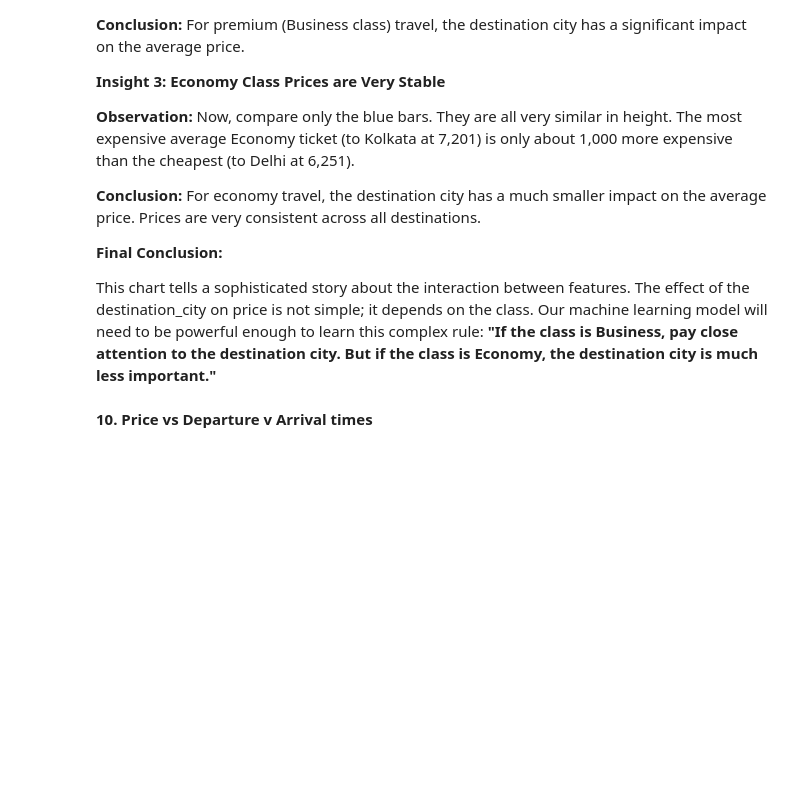
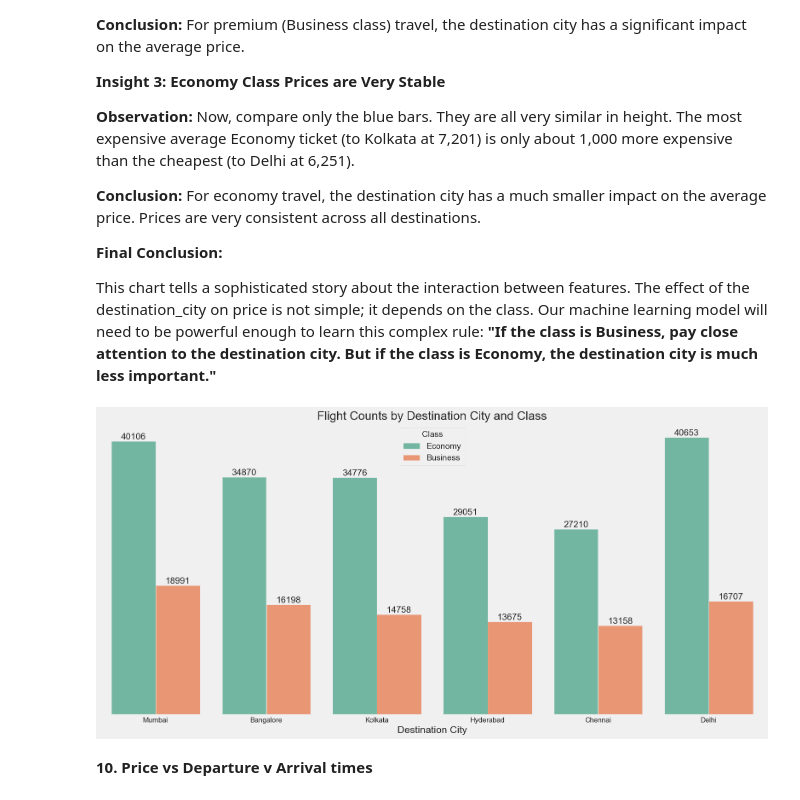
Before and after one commit to Begge10850/airline-pricer, a Jupyter notebook: Data-Exploration.ipynb, the cells around one changed output. Drawn from its saved outputs; the diff is of its cells as text; code cells hidden in the pictures; blank space fills up the shorter version.

```diff
--- a/Data-Exploration.ipynb
+++ b/Data-Exploration.ipynb
@@ -759,6 +809,31 @@ For example, in Mumbai, the average Business ticket (52,866) is more than 8 time
 **Final Conclusion:**
 
 This chart tells a sophisticated story about the interaction between features. The effect of the destination_city on price is not simple; it depends on the class. Our machine learning model will need to be powerful enough to learn this complex rule: **"If the class is Business, pay close attention to the destination city. But if the class is Economy, the destination city is much less important."**
+# %%
+import seaborn as sns
+import matplotlib.pyplot as plt
+
+plt.figure(figsize=(16, 8))
+ax = sns.countplot(data=df, x='destination_city', hue='class', palette='Set2')
+
+# Add value labels
+for container in ax.containers:
+    ax.bar_label(container, fmt='%d', label_type='edge', fontsize=15)
+
+# Remove y-axis
+ax.yaxis.set_visible(False)
+ax.set_ylabel(None)
+
+# Tidy up
+plt.title("Flight Counts by Destination City and Class")
+plt.xlabel("Destination City")
+plt.xticks(rotation=0, fontsize=12)
+plt.legend(title="Class")
+plt.grid(False)
+plt.tight_layout()
+plt.show()
+# %% [output]
+[figure, added]
 # %% [markdown]
 **10. Price vs Departure v Arrival times**
 # %%
```
Also changed, not shown: parts of 3 cells of this notebook, 1 other file.
